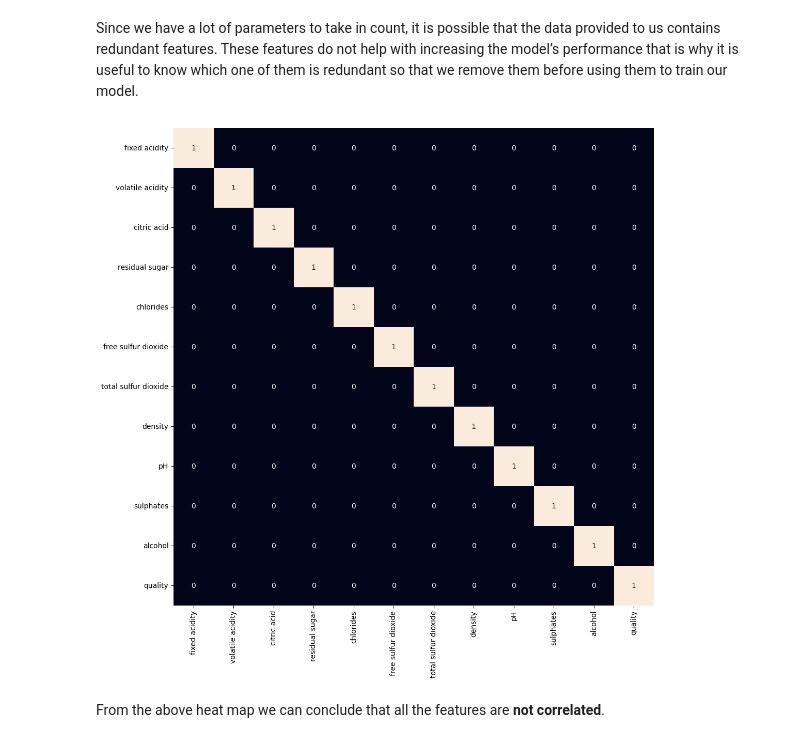
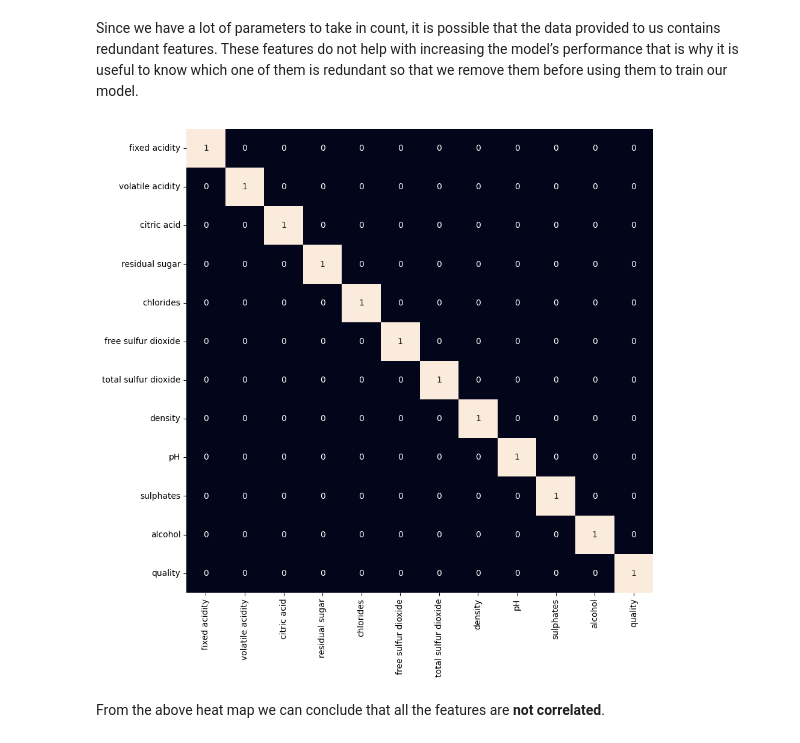
Before and after one commit to whalit/Wine-Quality-Dataset, a Jupyter notebook: RedWine.ipynb, the cells around one changed output. Drawn from its saved outputs; the diff is of its cells as text; code cells hidden in the pictures.

```diff
--- a/RedWine.ipynb
+++ b/RedWine.ipynb
@@ -75,11 +80,11 @@ redWine.describe().T
 # %% [markdown]
 Since we have a lot of parameters to take in count, it is possible that the data provided to us contains redundant features. These features do not help with increasing the model’s performance that is why it is useful to know which one of them is redundant so that we remove them before using them to train our model.
 # %%
-plt.figure(figsize=(12, 12))
+plt.figure(figsize=(10, 10))
 sb.heatmap(redWine.corr() > 0.7, annot=True, cbar=False)
 plt.show()
 # %% [output]
-[figure, old version]
+[figure, new version]
 # %% [markdown]
 From the above heat map we can conclude that all the features are **not correlated**.
 # %% [markdown]
```
Also changed, not shown: parts of 1 cell of this notebook, 1 other file.
